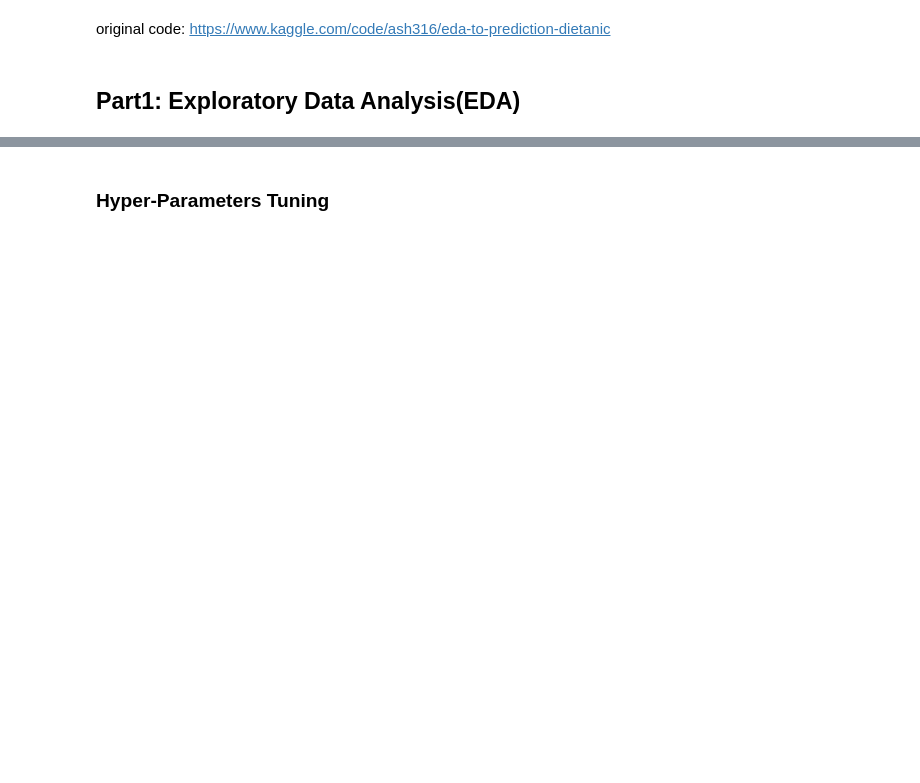
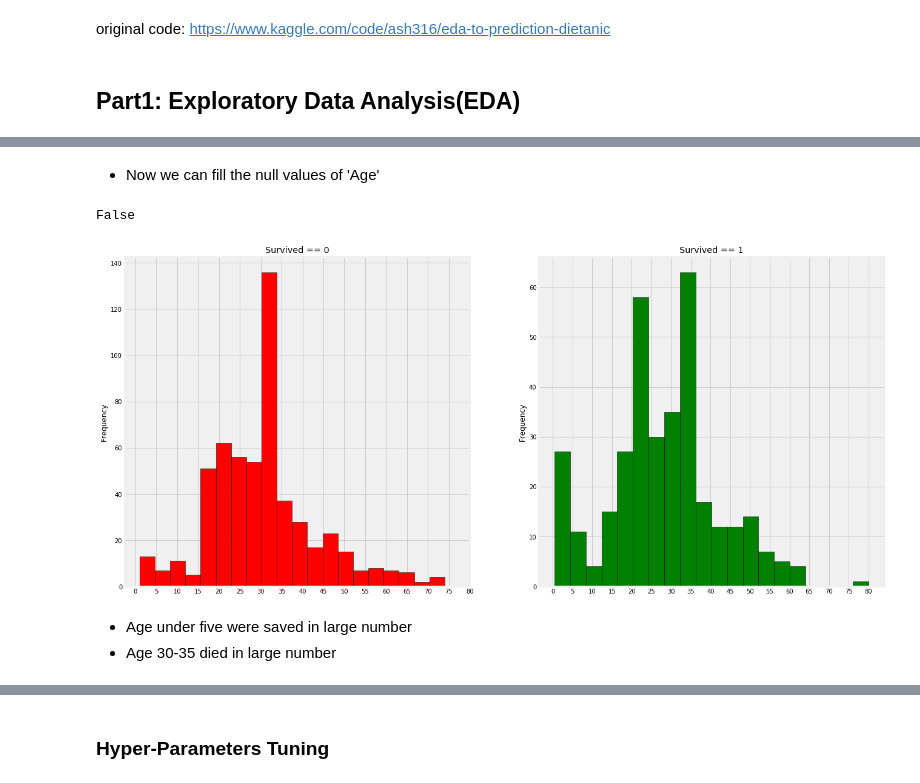
Before and after one commit to jhlee0637/Kaggle-Code-Replication, a Jupyter notebook: titanic-02.ipynb, the cells around one changed output, grey strips where cells are left out. Saved outputs shown, nothing was run; the diff lists cells and outputs as text; code cells hidden in the pictures; blank space fills up the shorter version.

```diff
--- a/titanic-02.ipynb
+++ b/titanic-02.ipynb
@@ -720,0 +197,2 @@ plt.show()
+# %% [markdown]
+- Now we can fill the null values of 'Age'
@@ -720,0 +206,25 @@ plt.show()
+# %%
+#Check the null valuesof 'Age'
+data.Age.isnull().any()
+# %% [output]
+False
+# %%
+#Visualize the feature 'Age' divided by survived and dead
+f, ax = plt.subplots(1, 2, figsize=(20, 10))
+
+data[data['Survived']==0].Age.plot.hist(ax=ax[0], bins=20, edgecolor='black', color='red')
+ax[0].set_title('Survived == 0')
+x1 = list(range(0, 85, 5))
+ax[0].set_xticks(x1)
+
+data[data['Survived']==1].Age.plot.hist(ax=ax[1], bins=20, edgecolor='black', color='green')
+ax[1].set_title('Survived == 1')
+x2 = list(range(0, 85, 5))
+ax[1].set_xticks(x2)
+
+plt.show()
+# %% [output]
+[figure, added]
+# %% [markdown]
+- Age under five were saved in large number
+- Age 30-35 died in large number
```
Also changed, not shown: parts of 145 cells of this notebook.
